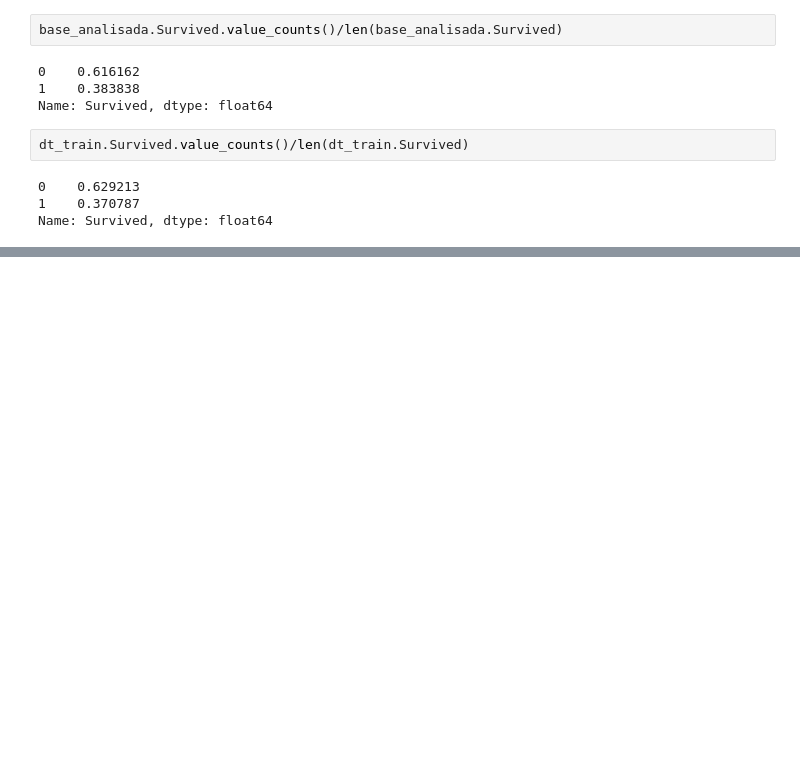
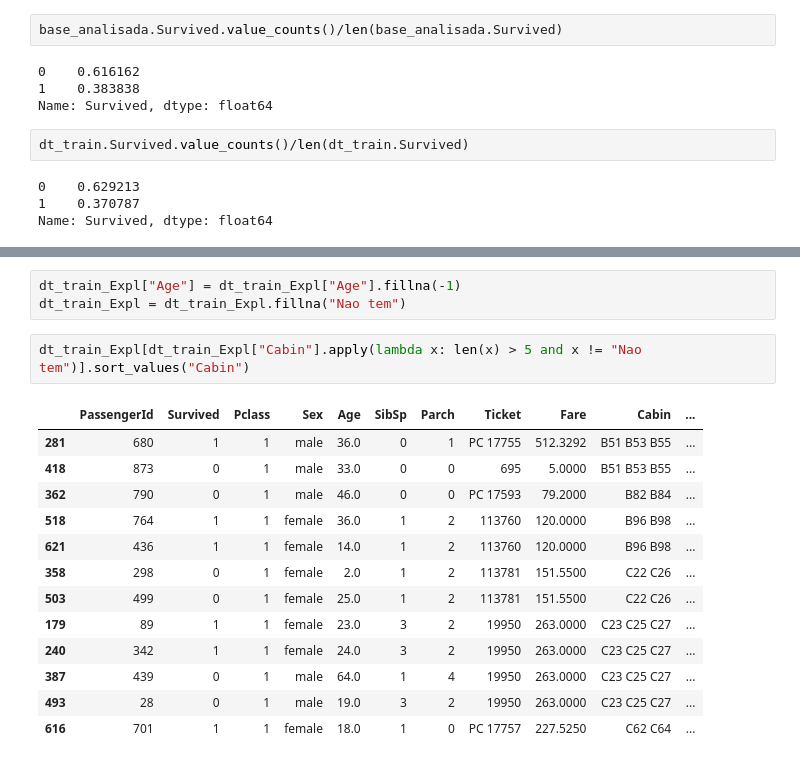
Before and after one commit to MaryannaSilva/Titanic, a Jupyter notebook: Modelo_do_Titanic.ipynb, the cells around one changed output, grey strips where cells are left out. Saved outputs shown, nothing was run; the diff lists cells and outputs as text; blank space fills up the shorter version.

```diff
--- a/Modelo_do_Titanic.ipynb
+++ b/Modelo_do_Titanic.ipynb
@@ -161,0 +185,19 @@ Exportar
+# %%
+dt_train_Expl["Age"] = dt_train_Expl["Age"].fillna(-1)
+dt_train_Expl = dt_train_Expl.fillna("Nao tem")
+# %%
+dt_train_Expl[dt_train_Expl["Cabin"].apply(lambda x: len(x) > 5 and x != "Nao tem")].sort_values("Cabin")
+# %% [output]
+|  | PassengerId | Survived | Pclass | Sex | Age | SibSp | Parch | Ticket | Fare | Cabin | ... |
+| 281 | 680 | 1 | 1 | male | 36.0 | 0 | 1 | PC 17755 | 512.3292 | B51 B53 B55 | ... |
+| 418 | 873 | 0 | 1 | male | 33.0 | 0 | 0 | 695 | 5.0000 | B51 B53 B55 | ... |
+| 362 | 790 | 0 | 1 | male | 46.0 | 0 | 0 | PC 17593 | 79.2000 | B82 B84 | ... |
+| 518 | 764 | 1 | 1 | female | 36.0 | 1 | 2 | 113760 | 120.0000 | B96 B98 | ... |
+| 621 | 436 | 1 | 1 | female | 14.0 | 1 | 2 | 113760 | 120.0000 | B96 B98 | ... |
+| 358 | 298 | 0 | 1 | female | 2.0 | 1 | 2 | 113781 | 151.5500 | C22 C26 | ... |
+| 503 | 499 | 0 | 1 | female | 25.0 | 1 | 2 | 113781 | 151.5500 | C22 C26 | ... |
+| 179 | 89 | 1 | 1 | female | 23.0 | 3 | 2 | 19950 | 263.0000 | C23 C25 C27 | ... |
+| 240 | 342 | 1 | 1 | female | 24.0 | 3 | 2 | 19950 | 263.0000 | C23 C25 C27 | ... |
+| 387 | 439 | 0 | 1 | male | 64.0 | 1 | 4 | 19950 | 263.0000 | C23 C25 C27 | ... |
+| 493 | 28 | 0 | 1 | male | 19.0 | 3 | 2 | 19950 | 263.0000 | C23 C25 C27 | ... |
+| 616 | 701 | 1 | 1 | female | 18.0 | 1 | 0 | PC 17757 | 227.5250 | C62 C64 | ... |
```
Also changed, not shown: parts of 18 cells of this notebook.
